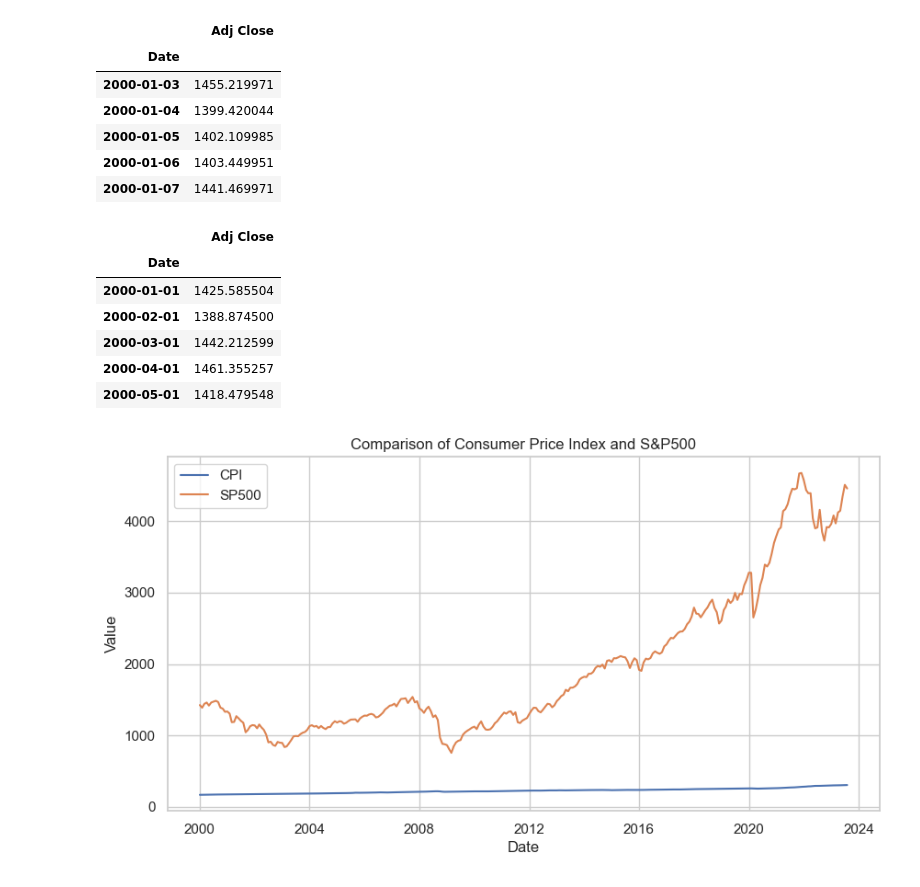
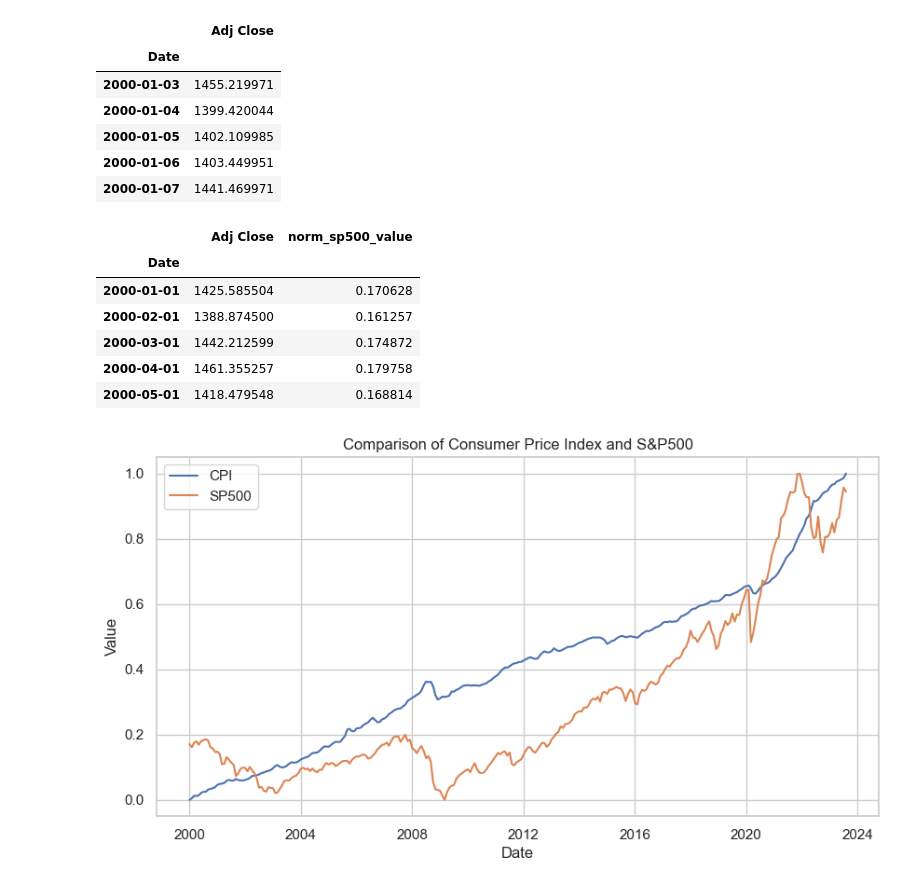
Before and after one commit to vkriskanth/personal_finance, a Jupyter notebook: finance_analysis.ipynb, the cells around one changed output. Saved outputs shown, nothing was run; the diff lists cells and outputs as text; code cells hidden in the pictures.

Commit message:
Housing price index and other data points

```diff
--- a/finance_analysis.ipynb
+++ b/finance_analysis.ipynb
@@ -96,5 +97,6 @@ print(end_date)
 cpi_data = web.DataReader('CPIAUCSL','fred',start_date, end_date)
 # %%
 cpi_data.rename_axis('Date',inplace=True)
+cpi_data['norm_cpi_value']=(cpi_data['CPIAUCSL'] - cpi_data['CPIAUCSL'].min())/(cpi_data['CPIAUCSL'].max() - cpi_data['CPIAUCSL'].min())
 cpi_data.head()
 # %% [output]
@@ -131,15 +126,16 @@ sp500_data.head()
 # %%
 sp500_monthly = sp500_data.resample('M').mean()
 sp500_monthly.index = sp500_monthly.index.to_period('M').to_timestamp()
+sp500_monthly['norm_sp500_value']=(sp500_monthly['Adj Close'] - sp500_monthly['Adj Close'].min())/(sp500_monthly['Adj Close'].max() - sp500_monthly['Adj Close'].min())
 sp500_monthly.head()
 # %% [output]
-|  | Adj Close |
-| Date |  |
-| 2000-01-01 | 1425.585504 |
-| 2000-02-01 | 1388.874500 |
-| 2000-03-01 | 1442.212599 |
-| 2000-04-01 | 1461.355257 |
-| 2000-05-01 | 1418.479548 |
+|  | Adj Close | norm_sp500_value |
+| Date |  |  |
+| 2000-01-01 | 1425.585504 | 0.170628 |
+| 2000-02-01 | 1388.874500 | 0.161257 |
+| 2000-03-01 | 1442.212599 | 0.174872 |
+| 2000-04-01 | 1461.355257 | 0.179758 |
+| 2000-05-01 | 1418.479548 | 0.168814 |
 # %%
 #!pip install seaborn
 #!pip install matplotlib
@@ -150,12 +146,12 @@ merged_df = pd.merge(cpi_data, sp500_monthly, on = 'Date')
 # %%
 sns.set(style = 'whitegrid')
 plt.figure(figsize = (10,5))
-sns.lineplot(data=merged_df, x='Date', y = 'CPIAUCSL',label='CPI')
-sns.lineplot(data=merged_df, x='Date', y = 'Adj Close',label='SP500')
+sns.lineplot(data=merged_df, x='Date', y = 'norm_cpi_value',label='CPI')
+sns.lineplot(data=merged_df, x='Date', y = 'norm_sp500_value',label='SP500')
 plt.xlabel('Date')
 plt.ylabel('Value')
 plt.title('Comparison of Consumer Price Index and S&P500')
 plt.legend()
 plt.show()
 # %% [output]
-[figure, old version]
+[figure, new version]
```
Also changed, not shown: parts of 12 cells of this notebook, 1 other file.
